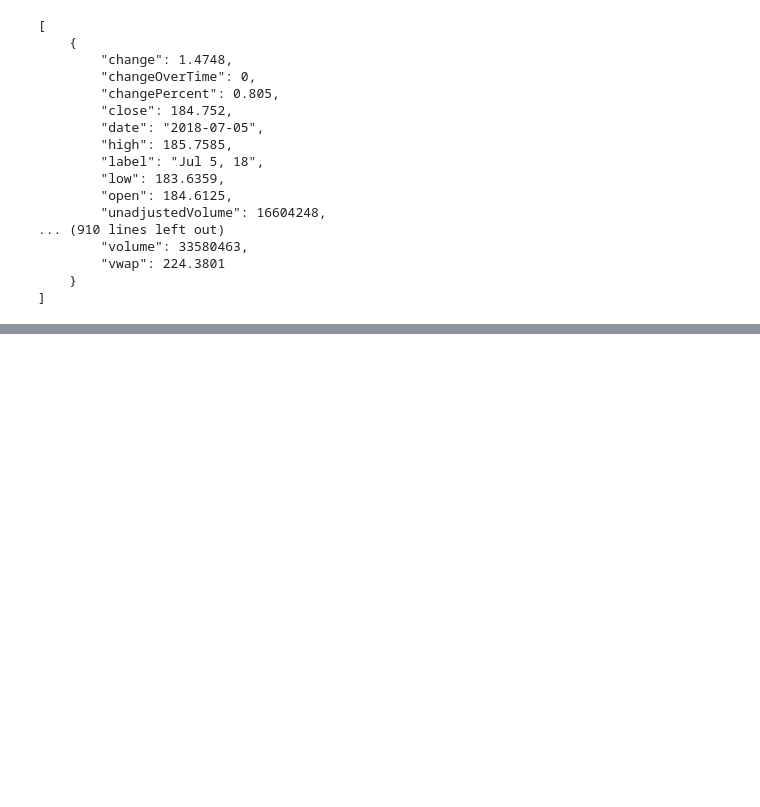
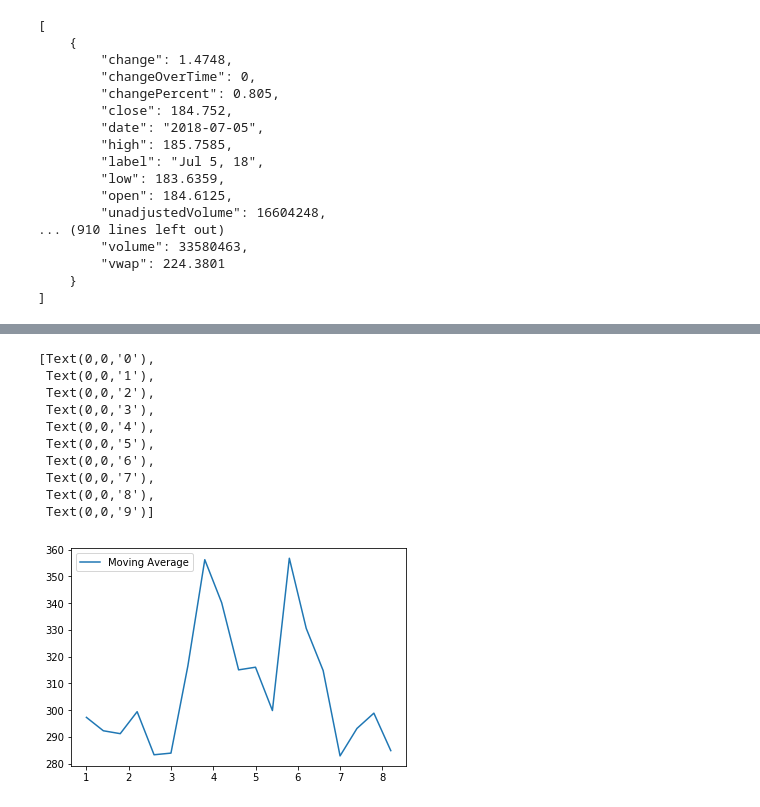
Before and after one commit to helenwu42/Boot_Camp_Project1, a Jupyter notebook: Untitled.ipynb, the cells around one changed output, grey strips where cells are left out. Cells and saved outputs as stored; diff of their text form; code cells hidden in the pictures; blank space fills up the shorter version.

```diff
--- a/Untitled.ipynb
+++ b/Untitled.ipynb
@@ -58,0 +80,3 @@ print(moving_avg)
+# %%
+summary = pd.DataFrame({"Moving Average": moving_avg})
+summary
@@ -59,3 +102,18 @@ print(moving_avg)
+# %%
+linegrpah = summary.plot.line()
+linegrpah.set_xticklabels(range(20))
+# %% [output]
+[Text(0,0,'0'),
+ Text(0,0,'1'),
+ Text(0,0,'2'),
+ Text(0,0,'3'),
+ Text(0,0,'4'),
+ Text(0,0,'5'),
+ Text(0,0,'6'),
+ Text(0,0,'7'),
+ Text(0,0,'8'),
+ Text(0,0,'9')]
+[figure, added]
 # %%
 #7 day moving average
    week_counter=0
```
Also changed, not shown: parts of 5 cells of this notebook, 1 other file.
